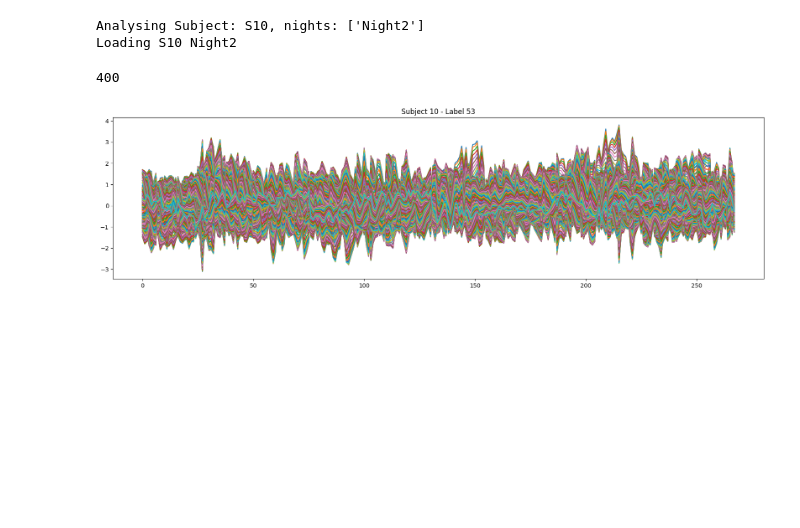
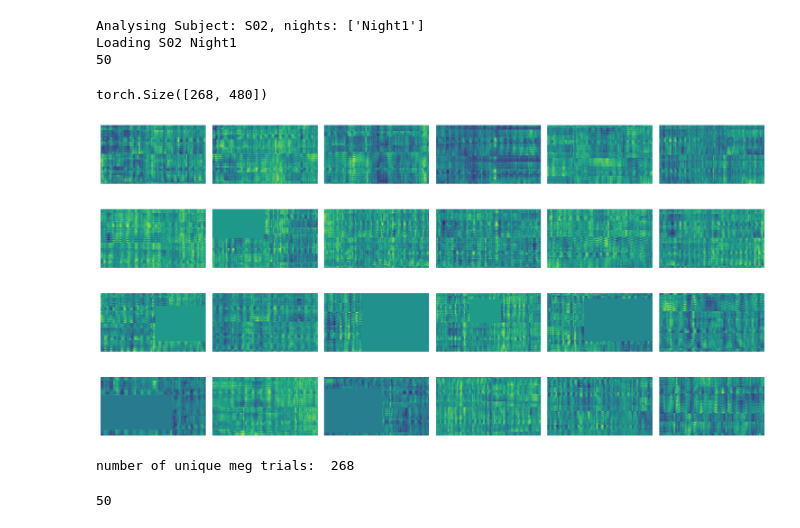
Before and after one commit to GustavKS/BrainDecoding, a Jupyter notebook: notebooks/dataset.ipynb, the cells around one changed output. Saved outputs shown, nothing was run; the diff lists cells and outputs as text; code cells hidden in the pictures; blank space fills up the shorter version.

Commit message:
augmentations + spectrogram

```diff
--- a/notebooks/dataset.ipynb
+++ b/notebooks/dataset.ipynb
@@ -10,3 +11,16 @@ Current path: /home/ubuntu/BrainDecoding/notebooks
+# %%
+class MEGTransform(object):
+  def __init__(self):
+    self.meg_transform = torchvision.transforms.Compose([
+        torchvision.transforms.RandomVerticalFlip(),
+        torchvision.transforms.RandomErasing(p=0.25, scale=(0.02, 0.33), value=0),
+        torchvision.transforms.RandomResizedCrop((268, 480), scale=(0.2, 1.0)),
+    ])
+  def __call__(self, sample):
+    sample = sample.unsqueeze(0)
+    sample = self.meg_transform(sample)
+    sample = sample.squeeze(0)
+    return sample
 # %%
 import os
 import re
@@ -27,6 +41,7 @@ def scale_clamp(X: np.ndarray, clamp_lim: float = 5.0, clamp: bool = True) -> np
 
 class meg_dataset(torch.utils.data.Dataset):
   def __init__(self, config, s: int, train: bool):
+    self.meg_transform = MEGTransform()
     self.root = config['root_dir']
     nights = ['Night1', 'Night2', 'Night3', 'Night4']
     if s == 4 or s == 5:
@@ -59,16 +74,22 @@ class meg_dataset(torch.utils.data.Dataset):
         raw.filter(config["filter_low"], config["filter_high"], picks='mag', n_jobs='cuda', h_trans_bandwidth=config["filter_high"]/10, l_trans_bandwidth=config["filter_low"]/10, verbose=False)
       events = mne.find_events(raw, stim_channel='UDIO001', initial_event=True, verbose=False)
       event_ids = {"maint_FACE": 43, "maint_HOUSE": 53}
+      events[:,2] = events[:,2] - 256
 
-      events[:,2] = events[:,2] - 255
-      sel = np.where(events[:, 2] <= 255)[0]
-      events = events[sel, :]
       picks = mne.pick_types(raw.info, meg='mag', eeg=False, stim=False, ref_meg=False)
       self.epochs = mne.Epochs(raw, events, event_ids,  picks=picks, tmin=0, tmax=4,\
                           baseline=None, preload=True, verbose=False)
       self.epochs.resample(120, verbose=False)
       self.epochs.apply_function(partial(scale_clamp, clamp_lim=config["clamp"]), verbose=False)
-      self.meg_data = torch.from_numpy(self.epochs.get_data(picks='meg')).to(torch.float32)
+      self.meg_data = torch.from_numpy(self.epochs.get_data()).to(torch.float32)
+
+      if config["spectrogram"]:
+        freqs = np.arange(0.25, 32.25, 0.25)
+        n_cycles = freqs / 2.0
+        power, _ = self.epochs.compute_tfr(method='morlet', freqs=freqs, n_cycles=n_cycles, average=True, return_itc=True, picks='meg', verbose=False)
+        self.meg_data = torch.from_numpy(power.data).to(torch.float32)
+      else:
+        self.meg_data = torch.from_numpy(self.epochs.get_data(picks='meg')).to(torch.float32)
       self.all_meg_data.append(self.meg_data)
       self.all_epochs.append(self.epochs)
 
@@ -83,7 +104,7 @@ class meg_dataset(torch.utils.data.Dataset):
     return len(self.all_meg_data)
 
   def __getitem__(self, idx):
-    return self.all_meg_data[idx, :, :], self.all_epochs.events[idx, 2], self.s
+    return self.meg_transform(self.all_meg_data[idx, :, :]), self.all_epochs.events[idx, 2], self.s, self.all_epochs.events[idx, 0]
 # %%
 config = {
     "root_dir": "/vol/megdata/raw/",
@@ -92,26 +113,33 @@ config = {
     "filter_low": 0.3,
     "filter_high": 4,
 }
-subjects = 10
+subjects = 2
 dataset = meg_dataset(
   config=config, s = subjects, train = False
 )
+print(len(dataset))
 # %% [output]
-Analysing Subject: S10, nights: ['Night2']
-Loading S10 Night2
+Analysing Subject: S02, nights: ['Night1']
+Loading S02 Night1
+50
-# %%
-meg, _, _ = dataset
+# %%
+ds = dataset
+fig, ax = plt.subplots(4,6, figsize=(15, 8))
+for idx, ax in enumerate(ax.flatten()):
+  meg, _, _, _ = ds[idx]
+  ax.imshow(meg)
+  ax.axis('off')
+print(meg.shape)
+plt.tight_layout()
+plt.show()
+# %% [output]
+torch.Size([268, 480])
+[figure, added]
 # %%
 print("number of unique meg trials: ", len(np.unique(meg.numpy(), axis=0)))
+# %% [output]
+number of unique meg trials:  268
 # %%
 print(len(dataset))
 # %% [output]
-400
+50
-# %%
-meg, label, subject = dataset[0]
-fig, ax = plt.subplots(1, 1, figsize=(20, 5))
-ax.plot(meg)
-ax.set_title(f"Subject {subject} - Label {label}")
-plt.show()
-# %% [output]
-[figure, removed]
```
Also changed, not shown: parts of 1 cell of this notebook, 18 other files.
